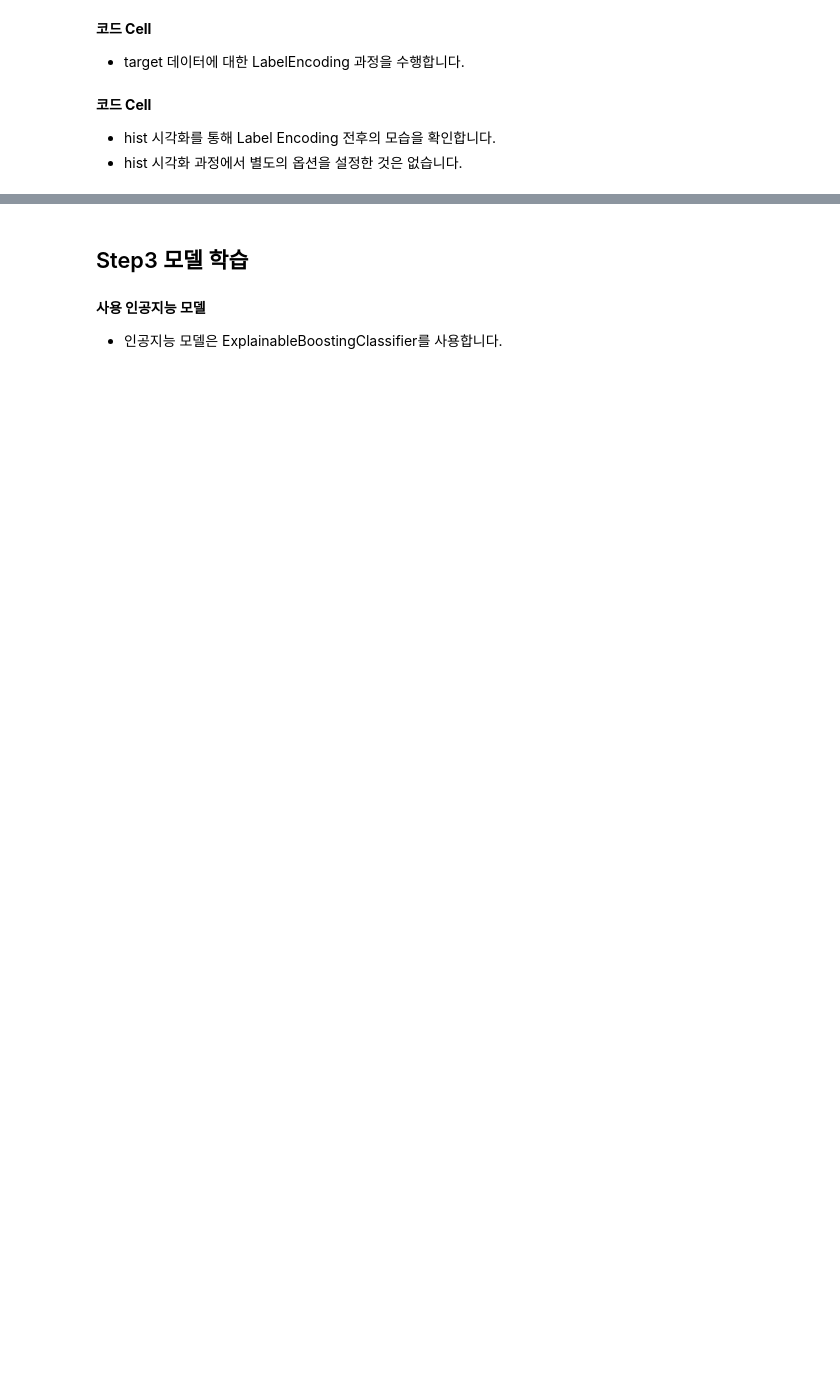
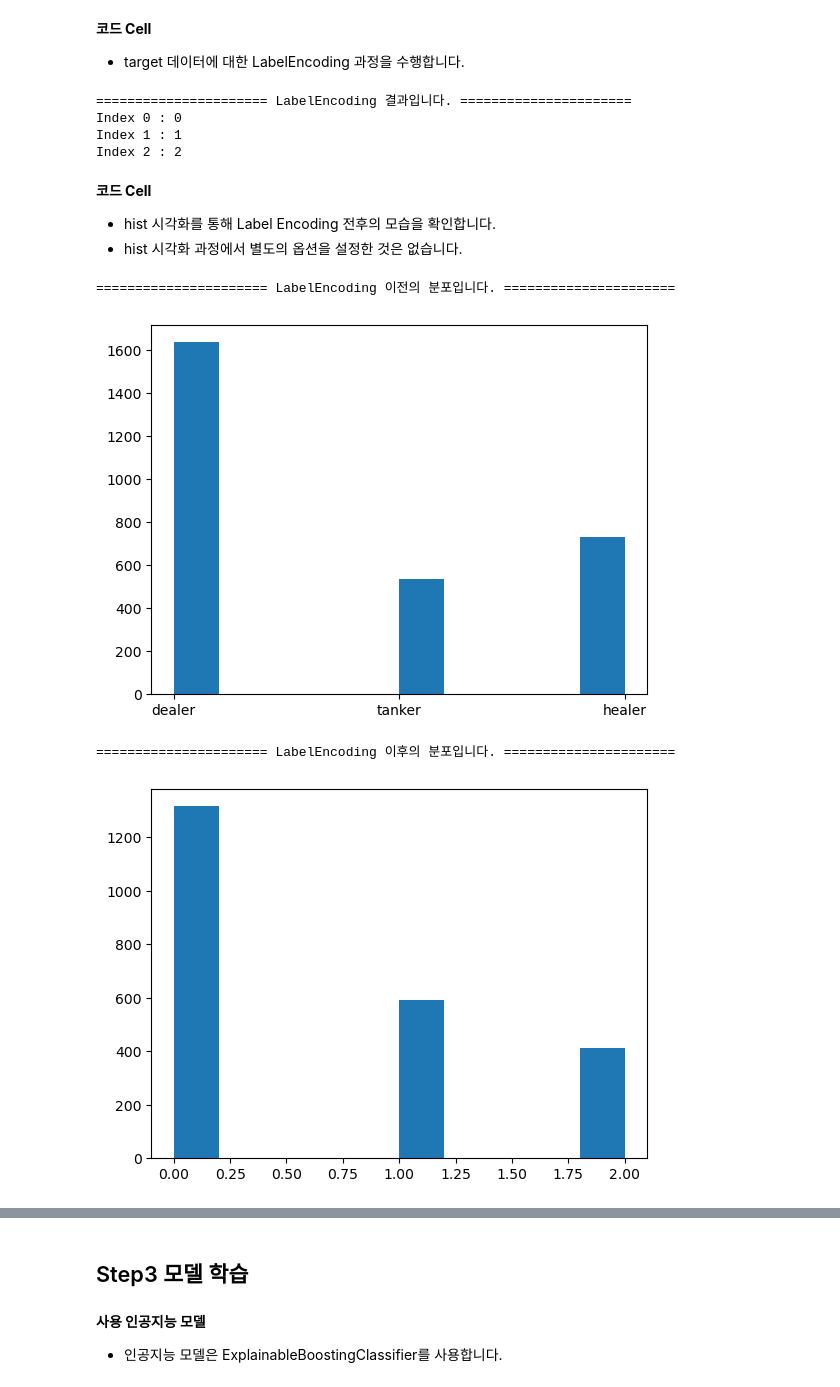
Before and after one commit to clsrn7494-crypto/S2, a Jupyter notebook: 10주차_과제_문제지.ipynb, the cells around one changed output, grey strips where cells are left out. Saved outputs shown, nothing was run; the diff lists cells and outputs as text; code cells hidden in the pictures; blank space fills up the shorter version.

```diff
--- a/10주차_과제_문제지.ipynb
+++ b/10주차_과제_문제지.ipynb
@@ -764,7 +836,46 @@ NameError: name 'df' is not defined
 # %% [markdown]
 <b>코드 Cell</b>
 - target 데이터에 대한 LabelEncoding 과정을 수행합니다.
+# %%
+from sklearn.preprocessing import LabelEncoder
+
+# 1. LabelEncoder 객체 생성
+le = LabelEncoder()
+
+# 2. train 데이터를 기준으로 학습하고 변환 (fit_transform)
+# test 데이터는 학습된 기준에 맞춰 변환만 수행 (transform)
+y_train = le.fit_transform(y_train)
+y_test = le.transform(y_test)
+
+# 3. 어떤 문자가 어떤 숫자로 바뀌었는지 확인
+print("====================== LabelEncoding 결과입니다. ======================")
+for i, class_name in enumerate(le.classes_):
+    print(f"Index {i} : {class_name}")
+# %% [output]
+====================== LabelEncoding 결과입니다. ======================
+Index 0 : 0
+Index 1 : 1
+Index 2 : 2
 # %% [markdown]
 <b>코드 Cell</b>
 - hist 시각화를 통해 Label Encoding 전후의 모습을 확인합니다.
 - hist 시각화 과정에서 별도의 옵션을 설정한 것은 없습니다.
+# %%
+import matplotlib.pyplot as plt
+
+# 1. LabelEncoding 이전의 분포 확인 (문자열 상태)
+print("====================== LabelEncoding 이전의 분포입니다. ======================")
+# 만약 y_train을 이미 변환했다면, 변환 전 원본 컬럼을 넣으세요.
+plt.hist(tmp_df['mainjob'])
+plt.show()
+
+# 2. LabelEncoding 이후의 분포 확인 (숫자 상태)
+print("====================== LabelEncoding 이후의 분포입니다. ======================")
+# 이전 단계에서 변환 완료한 y_train(또는 y_test)을 넣으세요.
+plt.hist(y_train)
+plt.show()
+# %% [output]
+====================== LabelEncoding 이전의 분포입니다. ======================
+[figure, added]
+====================== LabelEncoding 이후의 분포입니다. ======================
+[figure, added]
```
Also changed, not shown: parts of 5 cells of this notebook.
